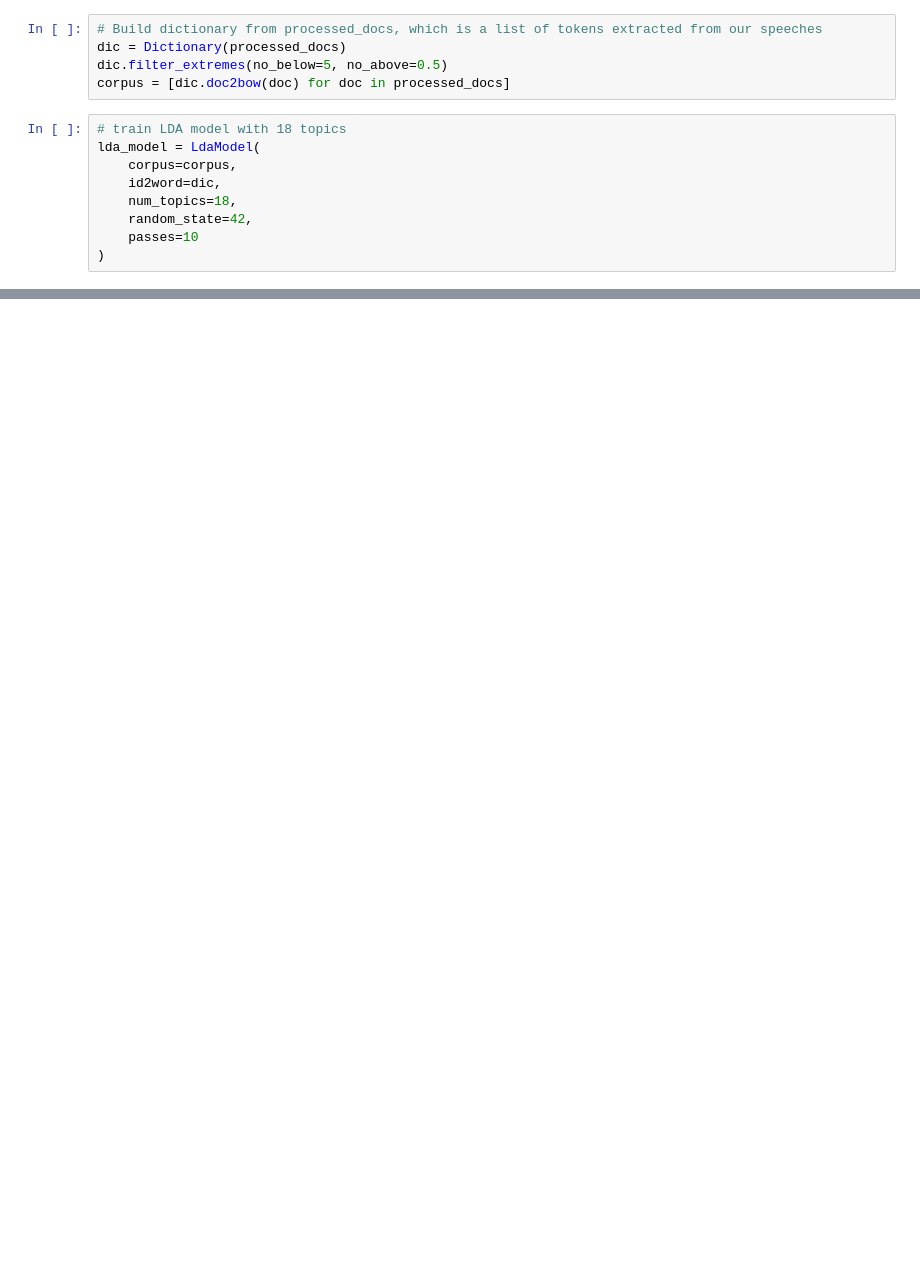
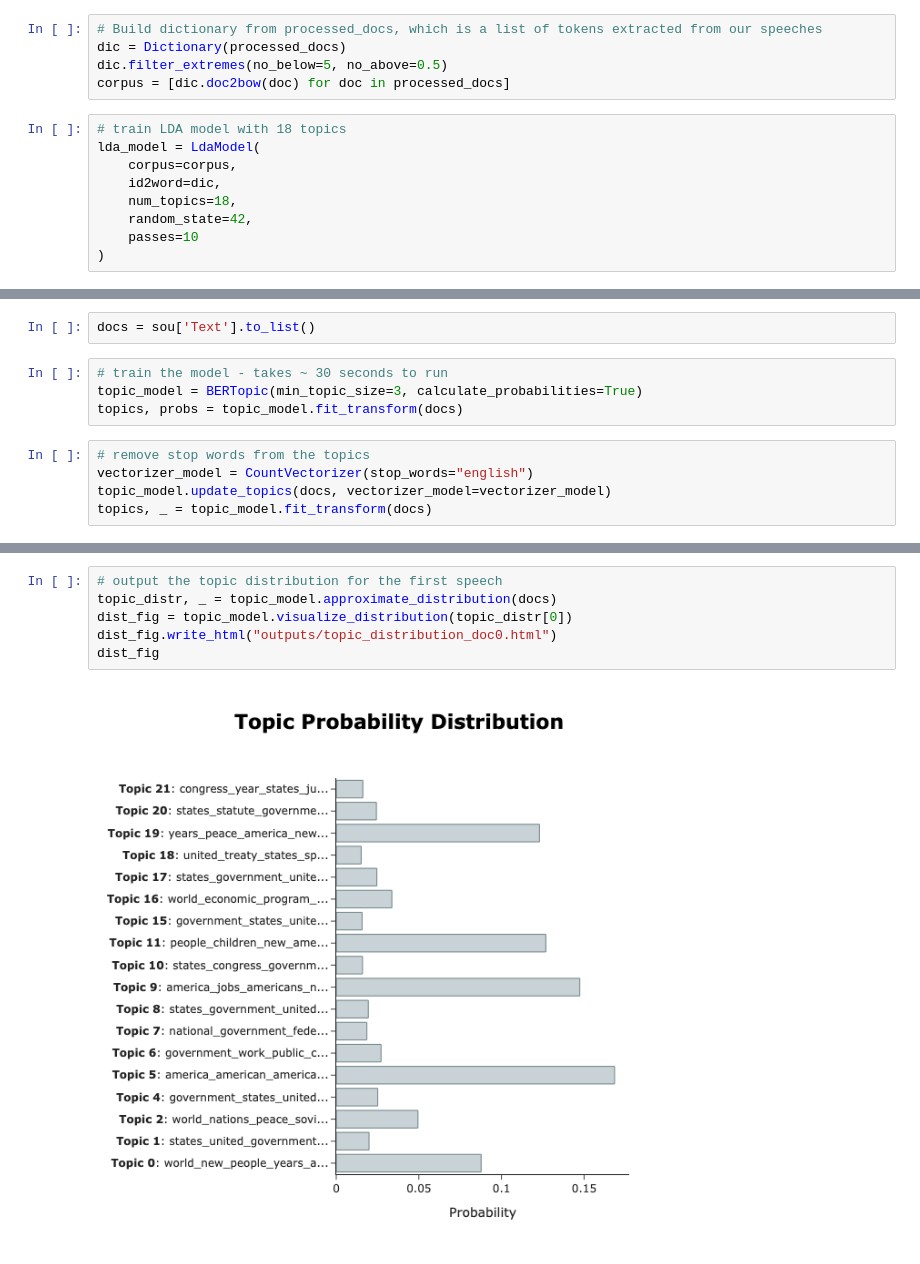
Before and after one commit to UCB-stat-159-f25/proj02-group06, a Jupyter notebook: nlp-P03.ipynb, the cells around one changed output, grey strips where cells are left out. Drawn from its saved outputs; the diff is of its cells as text; blank space fills up the shorter version.

Commit message:
Completed Part3 notebook, added figures to  and fixed typos

```diff
--- a/nlp-P03.ipynb
+++ b/nlp-P03.ipynb
@@ -93,0 +98,11 @@ pyLDAvis.save_html(lda_display, 'outputs/lda_visualization.html')
+# %%
+docs = sou['Text'].to_list()
+# %%
+# train the model - takes ~ 30 seconds to run
+topic_model = BERTopic(min_topic_size=3, calculate_probabilities=True)
+topics, probs = topic_model.fit_transform(docs)
+# %%
+# remove stop words from the topics
+vectorizer_model = CountVectorizer(stop_words="english")
+topic_model.update_topics(docs, vectorizer_model=vectorizer_model)
+topics, _ = topic_model.fit_transform(docs)
@@ -93,0 +130,8 @@ pyLDAvis.save_html(lda_display, 'outputs/lda_visualization.html')
+# %%
+# output the topic distribution for the first speech
+topic_distr, _ = topic_model.approximate_distribution(docs)
+dist_fig = topic_model.visualize_distribution(topic_distr[0])
+dist_fig.write_html("outputs/topic_distribution_doc0.html")
+dist_fig
+# %% [output]
+[figure, added]
```
Also changed, not shown: parts of 8 cells of this notebook, 5 other files.
